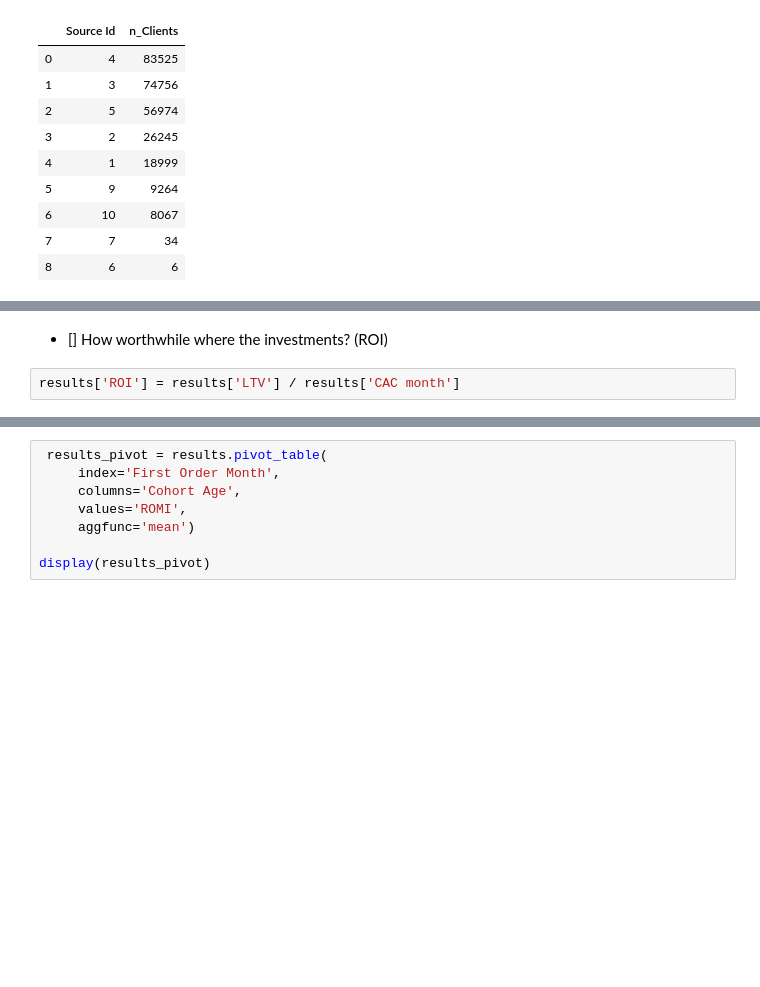
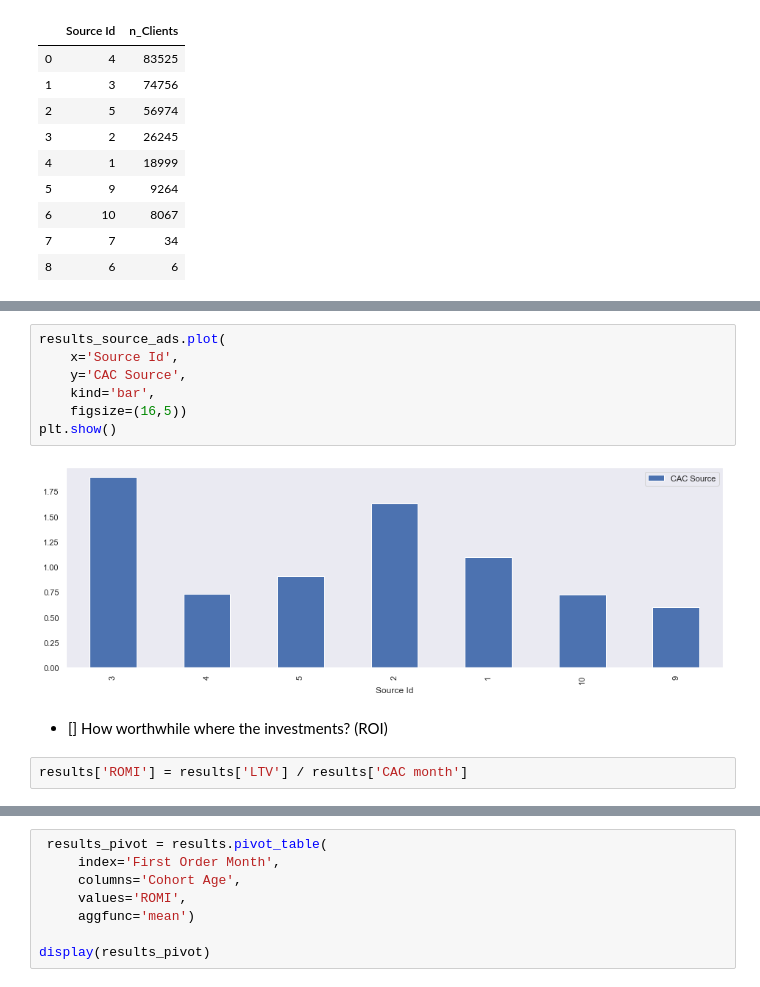
Before and after one commit to asicmicprj/Afisha_analytics, a Jupyter notebook: Afisha_analytics_v0.0.1.ipynb, the cells around one changed output, grey strips where cells are left out. Saved outputs shown, nothing was run; the diff lists cells and outputs as text; blank space fills up the shorter version.

```diff
--- a/Afisha_analytics_v0.0.1.ipynb
+++ b/Afisha_analytics_v0.0.1.ipynb
@@ -1087,7 +1061,16 @@ display(source_ads_pivot)
+# %%
+results_source_ads.plot(
+    x='Source Id',
+    y='CAC Source',
+    kind='bar',
+    figsize=(16,5))
+plt.show()
+# %% [output]
+[figure, added]
 # %% [markdown]
 - [] How worthwhile where the investments? (ROI)
 # %%
-results['ROI'] = results['LTV'] / results['CAC month']
+results['ROMI'] = results['LTV'] / results['CAC month']
 # %%
 display(results.head())
 # %% [output]
```
Also changed, not shown: parts of 16 cells of this notebook.
